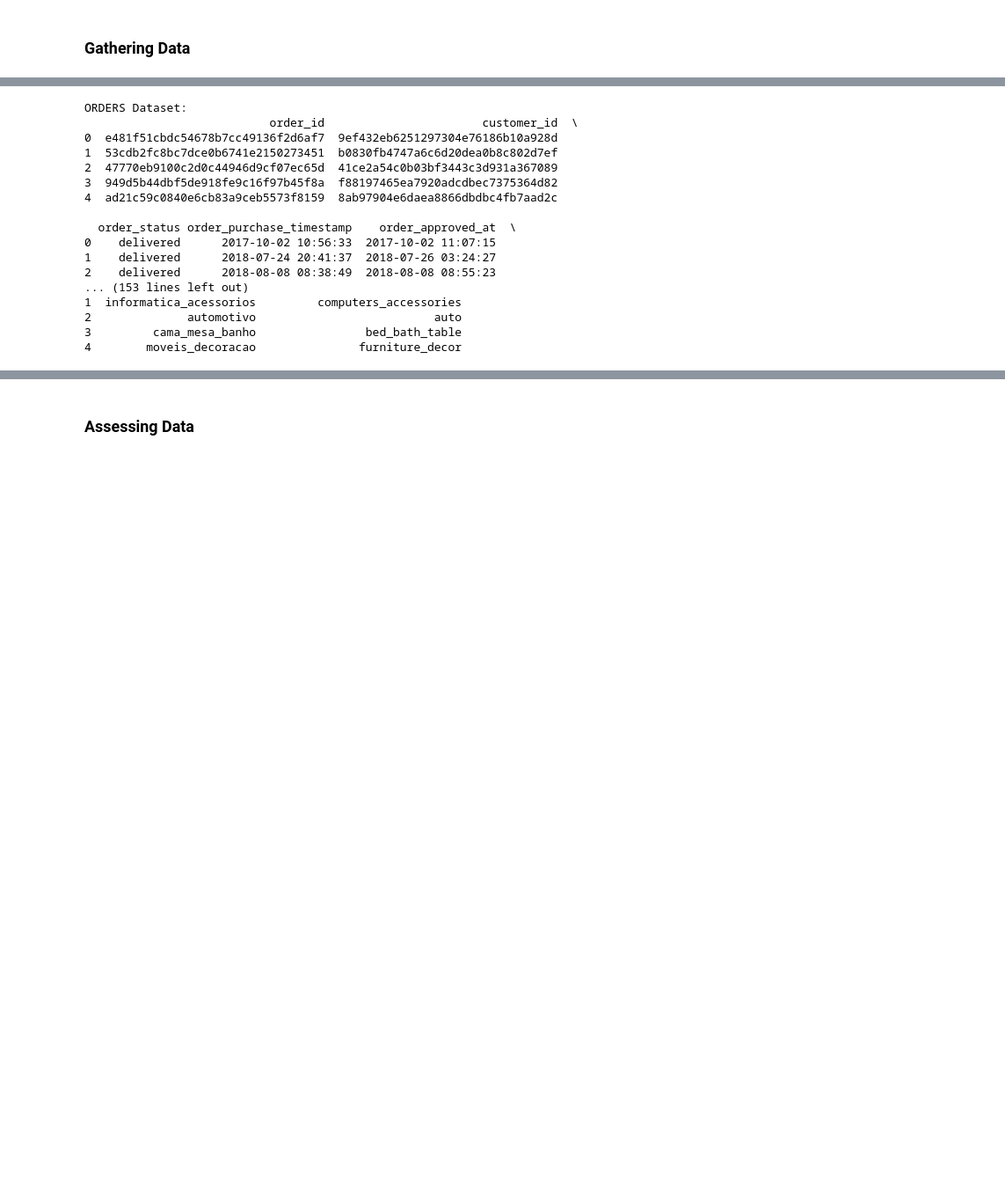
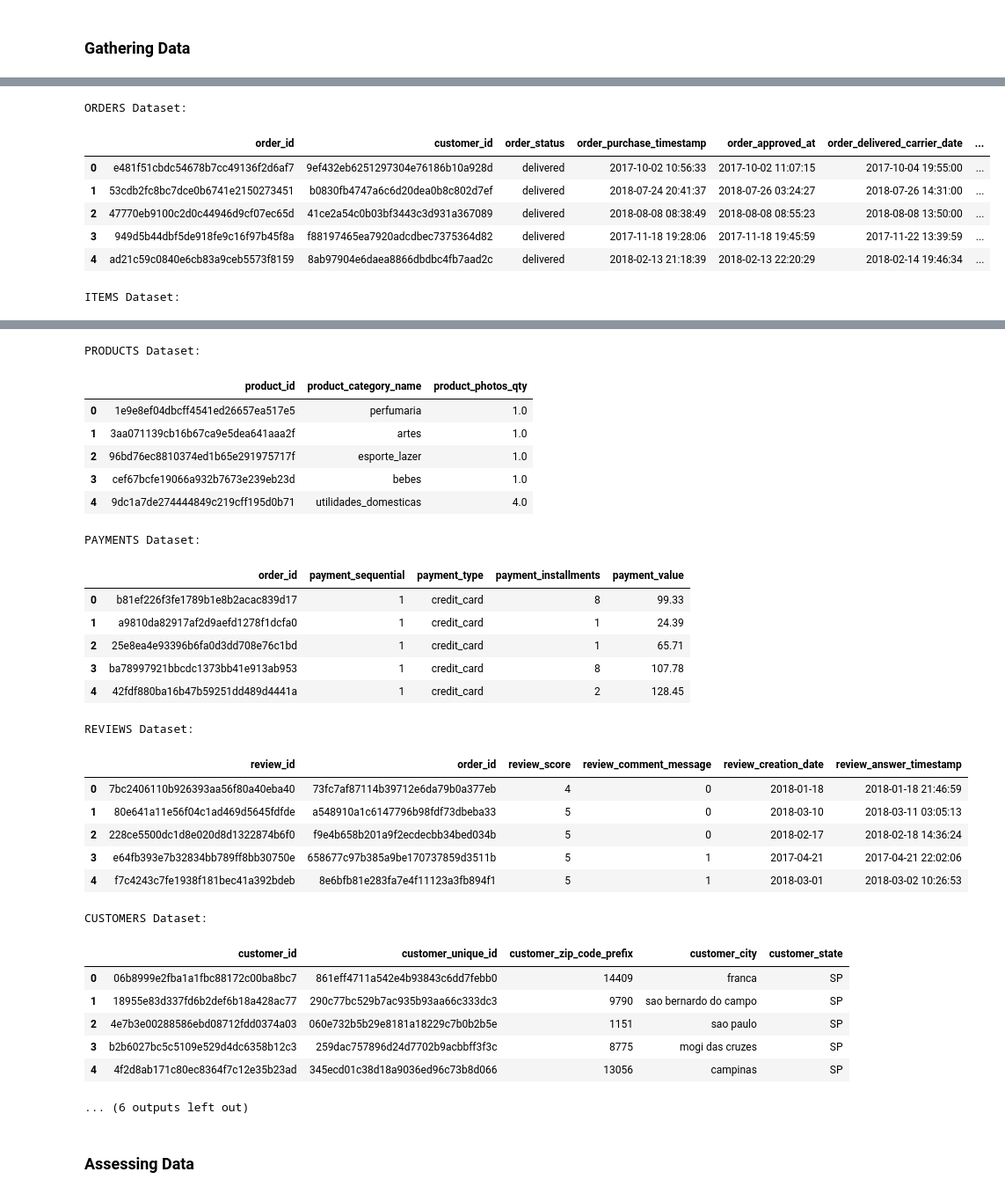
Before and after one commit to Indradi-R/project-data-analyst-dicoding, a Jupyter notebook: Data_Analysis_Project.ipynb, the cells around one changed output, grey strips where cells are left out. Shown at 88% size. Drawn from its saved outputs; the diff is of its cells as text; code cells hidden in the pictures; blank space fills up the shorter version.

```diff
--- a/Data_Analysis_Project.ipynb
+++ b/Data_Analysis_Project.ipynb
@@ -61,23 +61,14 @@ dataframes = {
 # %%
 # Display a few rows of data from each dataset
 for name, dataframe in dataframes.items():
     print(f"\n{name.upper()} Dataset:")
-    print(dataframe.head())
+    display(dataframe.head())
 # %% [output]
 ORDERS Dataset:
-                           order_id                       customer_id  \
-0  e481f51cbdc54678b7cc49136f2d6af7  9ef432eb6251297304e76186b10a928d
-1  53cdb2fc8bc7dce0b6741e2150273451  b0830fb4747a6c6d20dea0b8c802d7ef
-2  47770eb9100c2d0c44946d9cf07ec65d  41ce2a54c0b03bf3443c3d931a367089
-3  949d5b44dbf5de918fe9c16f97b45f8a  f88197465ea7920adcdbec7375364d82
-4  ad21c59c0840e6cb83a9ceb5573f8159  8ab97904e6daea8866dbdbc4fb7aad2c
-
-  order_status order_purchase_timestamp    order_approved_at  \
-0    delivered      2017-10-02 10:56:33  2017-10-02 11:07:15
-1    delivered      2018-07-24 20:41:37  2018-07-26 03:24:27
-2    delivered      2018-08-08 08:38:49  2018-08-08 08:55:23
-... (153 lines left out)
-1  informatica_acessorios         computers_accessories
-2              automotivo                          auto
-3         cama_mesa_banho                bed_bath_table
-4        moveis_decoracao               furniture_decor
+|  | order_id | customer_id | order_status | order_purchase_timestamp | order_approved_at | order_delivered_carrier_date | ... |
+| 0 | e481f51cbdc54678b7cc49136f2d6af7 | 9ef432eb6251297304e76186b10a928d | delivered | 2017-10-02 10:56:33 | 2017-10-02 11:07:15 | 2017-10-04 19:55:00 | ... |
+| 1 | 53cdb2fc8bc7dce0b6741e2150273451 | b0830fb4747a6c6d20dea0b8c802d7ef | delivered | 2018-07-24 20:41:37 | 2018-07-26 03:24:27 | 2018-07-26 14:31:00 | ... |
+| 2 | 47770eb9100c2d0c44946d9cf07ec65d | 41ce2a54c0b03bf3443c3d931a367089 | delivered | 2018-08-08 08:38:49 | 2018-08-08 08:55:23 | 2018-08-08 13:50:00 | ... |
+| 3 | 949d5b44dbf5de918fe9c16f97b45f8a | f88197465ea7920adcdbec7375364d82 | delivered | 2017-11-18 19:28:06 | 2017-11-18 19:45:59 | 2017-11-22 13:39:59 | ... |
+| 4 | ad21c59c0840e6cb83a9ceb5573f8159 | 8ab97904e6daea8866dbdbc4fb7aad2c | delivered | 2018-02-13 21:18:39 | 2018-02-13 22:20:29 | 2018-02-14 19:46:34 | ... |
+ITEMS Dataset:
@@ -84,3 +81,32 @@ ORDERS Dataset:
+PRODUCTS Dataset:
+|  | product_id | product_category_name | product_photos_qty |
+| 0 | 1e9e8ef04dbcff4541ed26657ea517e5 | perfumaria | 1.0 |
+| 1 | 3aa071139cb16b67ca9e5dea641aaa2f | artes | 1.0 |
+| 2 | 96bd76ec8810374ed1b65e291975717f | esporte_lazer | 1.0 |
+| 3 | cef67bcfe19066a932b7673e239eb23d | bebes | 1.0 |
+| 4 | 9dc1a7de274444849c219cff195d0b71 | utilidades_domesticas | 4.0 |
+PAYMENTS Dataset:
+|  | order_id | payment_sequential | payment_type | payment_installments | payment_value |
+| 0 | b81ef226f3fe1789b1e8b2acac839d17 | 1 | credit_card | 8 | 99.33 |
+| 1 | a9810da82917af2d9aefd1278f1dcfa0 | 1 | credit_card | 1 | 24.39 |
+| 2 | 25e8ea4e93396b6fa0d3dd708e76c1bd | 1 | credit_card | 1 | 65.71 |
+| 3 | ba78997921bbcdc1373bb41e913ab953 | 1 | credit_card | 8 | 107.78 |
+| 4 | 42fdf880ba16b47b59251dd489d4441a | 1 | credit_card | 2 | 128.45 |
+REVIEWS Dataset:
+|  | review_id | order_id | review_score | review_comment_message | review_creation_date | review_answer_timestamp |
+| 0 | 7bc2406110b926393aa56f80a40eba40 | 73fc7af87114b39712e6da79b0a377eb | 4 | 0 | 2018-01-18 | 2018-01-18 21:46:59 |
+| 1 | 80e641a11e56f04c1ad469d5645fdfde | a548910a1c6147796b98fdf73dbeba33 | 5 | 0 | 2018-03-10 | 2018-03-11 03:05:13 |
+| 2 | 228ce5500dc1d8e020d8d1322874b6f0 | f9e4b658b201a9f2ecdecbb34bed034b | 5 | 0 | 2018-02-17 | 2018-02-18 14:36:24 |
+| 3 | e64fb393e7b32834bb789ff8bb30750e | 658677c97b385a9be170737859d3511b | 5 | 1 | 2017-04-21 | 2017-04-21 22:02:06 |
+| 4 | f7c4243c7fe1938f181bec41a392bdeb | 8e6bfb81e283fa7e4f11123a3fb894f1 | 5 | 1 | 2018-03-01 | 2018-03-02 10:26:53 |
+CUSTOMERS Dataset:
+|  | customer_id | customer_unique_id | customer_zip_code_prefix | customer_city | customer_state |
+| 0 | 06b8999e2fba1a1fbc88172c00ba8bc7 | 861eff4711a542e4b93843c6dd7febb0 | 14409 | franca | SP |
+| 1 | 18955e83d337fd6b2def6b18a428ac77 | 290c77bc529b7ac935b93aa66c333dc3 | 9790 | sao bernardo do campo | SP |
+| 2 | 4e7b3e00288586ebd08712fdd0374a03 | 060e732b5b29e8181a18229c7b0b2b5e | 1151 | sao paulo | SP |
+| 3 | b2b6027bc5c5109e529d4dc6358b12c3 | 259dac757896d24d7702b9acbbff3f3c | 8775 | mogi das cruzes | SP |
+| 4 | 4f2d8ab171c80ec8364f7c12e35b23ad | 345ecd01c38d18a9036ed96c73b8d066 | 13056 | campinas | SP |
+... (6 outputs left out)
 # %% [markdown]
 ### Assessing Data
 # %%
```
Also changed, not shown: parts of 12 cells of this notebook, 3 other files.
